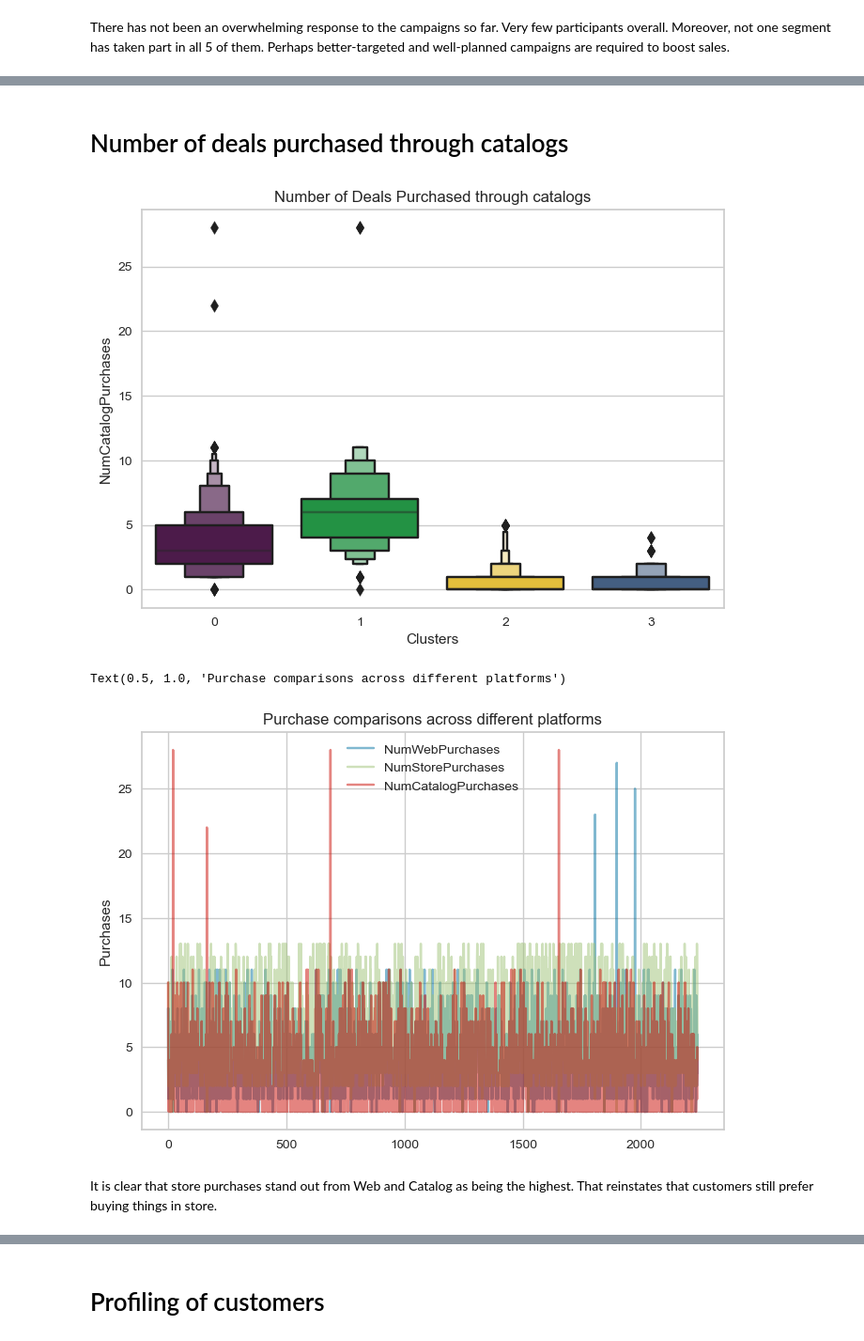
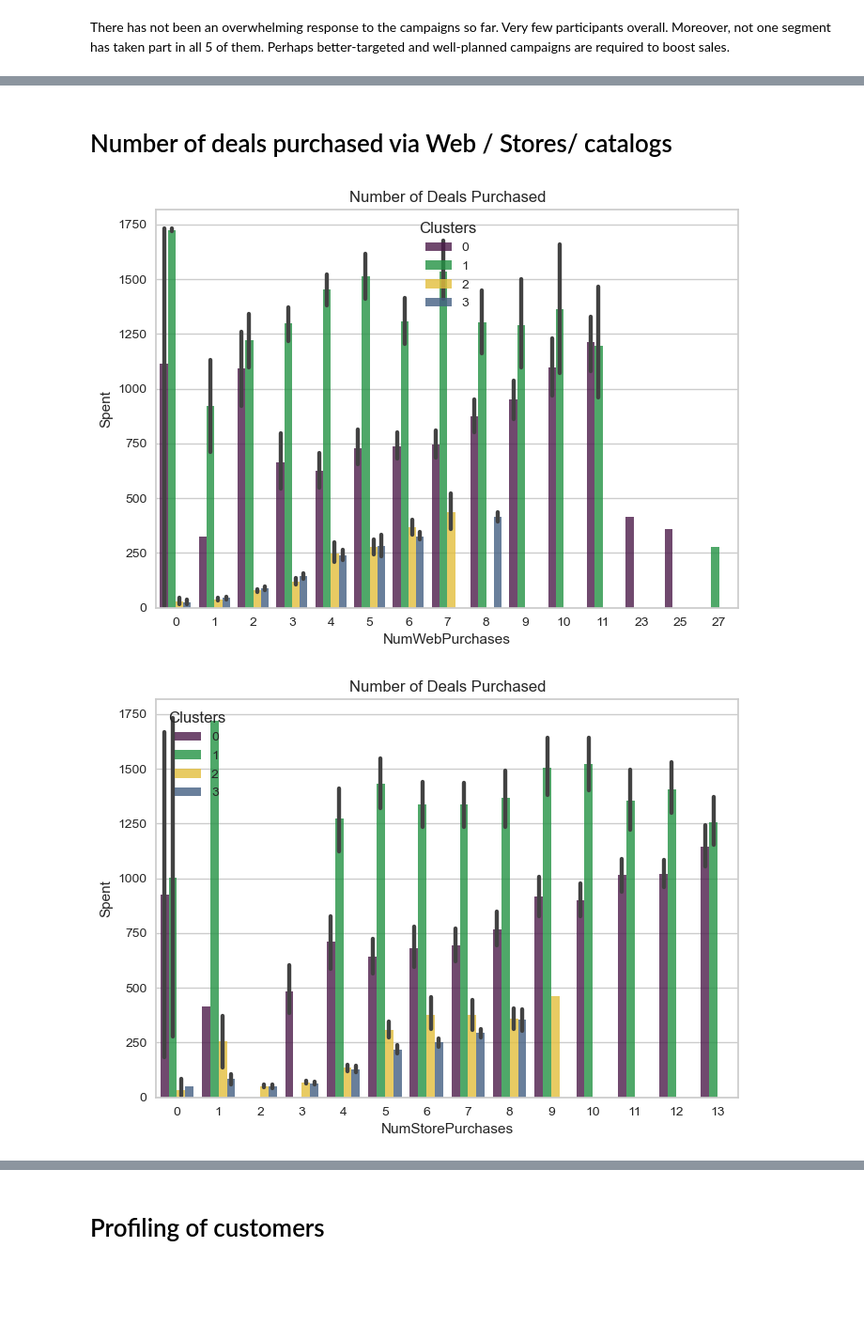
Before and after one commit to rajinipreethajohn/Customer-Segmentation, a Jupyter notebook: Customer Segmentation.ipynb, the cells around one changed output, grey strips where cells are left out. Shown at 94% size. Cells and saved outputs as stored; diff of their text form; code cells hidden in the pictures; blank space fills up the shorter version.

```diff
--- a/Customer Segmentation.ipynb
+++ b/Customer Segmentation.ipynb
@@ -674,6 +673,0 @@ plt.show()
-# %%
-#Plotting the number of deals purchased
-plt.figure()
-pl=sns.boxenplot(y=df["NumWebPurchases"],x=df["Clusters"], palette= pal)
-pl.set_title("Number of Deals Purchased on Web")
-plt.show()
@@ -684,6 +673,0 @@ plt.show()
-# %%
-#Plotting the number of deals purchased
-plt.figure()
-pl=sns.boxenplot(y=df["NumStorePurchases"],x=df["Clusters"], palette= pal)
-pl.set_title("Number of Deals Purchased in stores")
-plt.show()
@@ -692,22 +674,13 @@ plt.show()
 # %% [markdown]
-# Number of deals purchased through catalogs
+# Number of deals purchased via Web / Stores/ catalogs
-# %%
-#Plotting the number of deals purchased
-plt.figure()
-pl=sns.boxenplot(y=df["NumCatalogPurchases"],x=df["Clusters"], palette= pal)
-pl.set_title("Number of Deals Purchased through catalogs")
-plt.show()
-# %% [output]
-[figure, removed]
-# %%
-#Let's plot a compreghensive plot of the purchases on all platforms
-df["NumWebPurchases"].plot(legend=True, alpha=0.5)
-df["NumStorePurchases"].plot(legend=True, alpha=0.5)
-df["NumCatalogPurchases"].plot(legend=True, alpha=0.5)
-plt.ylabel('Purchases')
-plt.title('Purchase comparisons across different platforms')
-# %% [output]
-Text(0.5, 1.0, 'Purchase comparisons across different platforms')
-[figure, removed]
-# %% [markdown]
-It is clear that store purchases stand out from Web and Catalog as being the highest. That reinstates that customers still prefer buying things in store.
+# %%
+purchases = ["NumWebPurchases","NumStorePurchases" ,"NumCatalogPurchases"]
+
+for i in purchases:
+    plt.figure()
+    pl=sns.barplot(y=df["Spent"],x=df[i], palette= pal, hue=df['Clusters'], alpha=0.8)
+    pl.set_title("Number of Deals Purchased")
+    plt.show()
+# %% [output]
+[figure, added]
+[figure, added]
```
Also changed, not shown: parts of 13 cells of this notebook.
